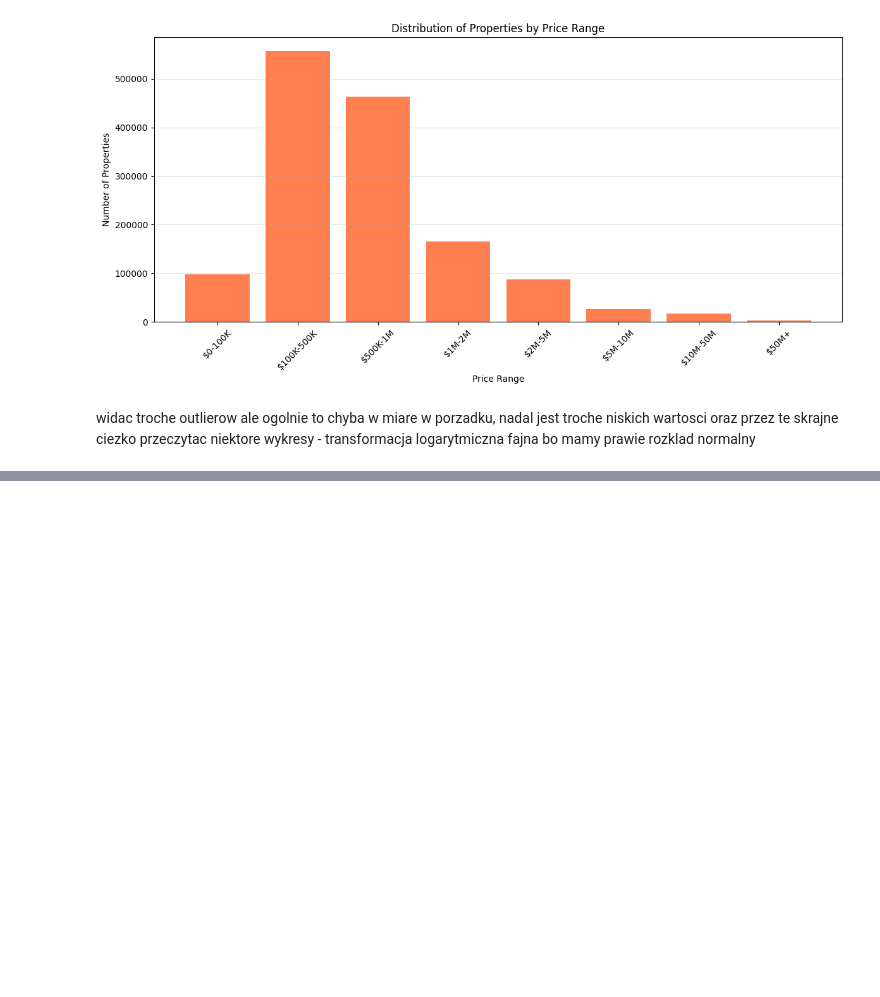
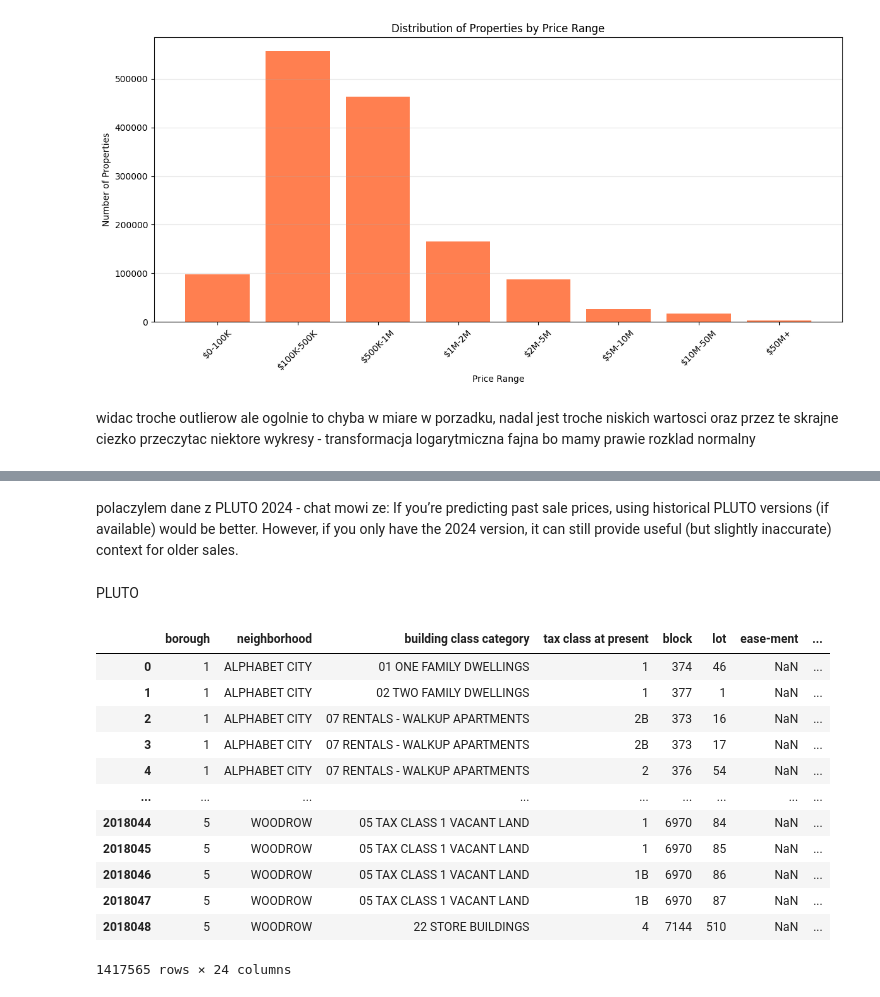
Before and after one commit to tzwpatryk/nyc_comp, a Jupyter notebook: nyc.ipynb, the cells around one changed output, grey strips where cells are left out. Drawn from its saved outputs; the diff is of its cells as text; code cells hidden in the pictures; blank space fills up the shorter version.

Commit message:
polaczenie z nyc pluto

```diff
--- a/nyc.ipynb
+++ b/nyc.ipynb
@@ -610,0 +623,4 @@ widac troche outlierow ale ogolnie to chyba w miare w porzadku, nadal jest troch
+# %% [markdown]
+polaczylem dane z PLUTO 2024 - chat mowi ze: If you’re predicting past sale prices, using historical PLUTO versions (if available) would be better. However, if you only have the 2024 version, it can still provide useful (but slightly inaccurate) context for older sales.
+# %% [markdown]
+PLUTO
@@ -610,0 +629,16 @@ widac troche outlierow ale ogolnie to chyba w miare w porzadku, nadal jest troch
+# %%
+df
+# %% [output]
+|  | borough | neighborhood | building class category | tax class at present | block | lot | ease-ment | ... |
+| 0 | 1 | ALPHABET CITY | 01 ONE FAMILY DWELLINGS | 1 | 374 | 46 | NaN | ... |
+| 1 | 1 | ALPHABET CITY | 02 TWO FAMILY DWELLINGS | 1 | 377 | 1 | NaN | ... |
+| 2 | 1 | ALPHABET CITY | 07 RENTALS - WALKUP APARTMENTS | 2B | 373 | 16 | NaN | ... |
+| 3 | 1 | ALPHABET CITY | 07 RENTALS - WALKUP APARTMENTS | 2B | 373 | 17 | NaN | ... |
+| 4 | 1 | ALPHABET CITY | 07 RENTALS - WALKUP APARTMENTS | 2 | 376 | 54 | NaN | ... |
+| ... | ... | ... | ... | ... | ... | ... | ... | ... |
+| 2018044 | 5 | WOODROW | 05 TAX CLASS 1 VACANT LAND | 1 | 6970 | 84 | NaN | ... |
+| 2018045 | 5 | WOODROW | 05 TAX CLASS 1 VACANT LAND | 1 | 6970 | 85 | NaN | ... |
+| 2018046 | 5 | WOODROW | 05 TAX CLASS 1 VACANT LAND | 1B | 6970 | 86 | NaN | ... |
+| 2018047 | 5 | WOODROW | 05 TAX CLASS 1 VACANT LAND | 1B | 6970 | 87 | NaN | ... |
+| 2018048 | 5 | WOODROW | 22 STORE BUILDINGS | 4 | 7144 | 510 | NaN | ... |
+1417565 rows × 24 columns
```
Also changed, not shown: parts of 24 cells of this notebook.
